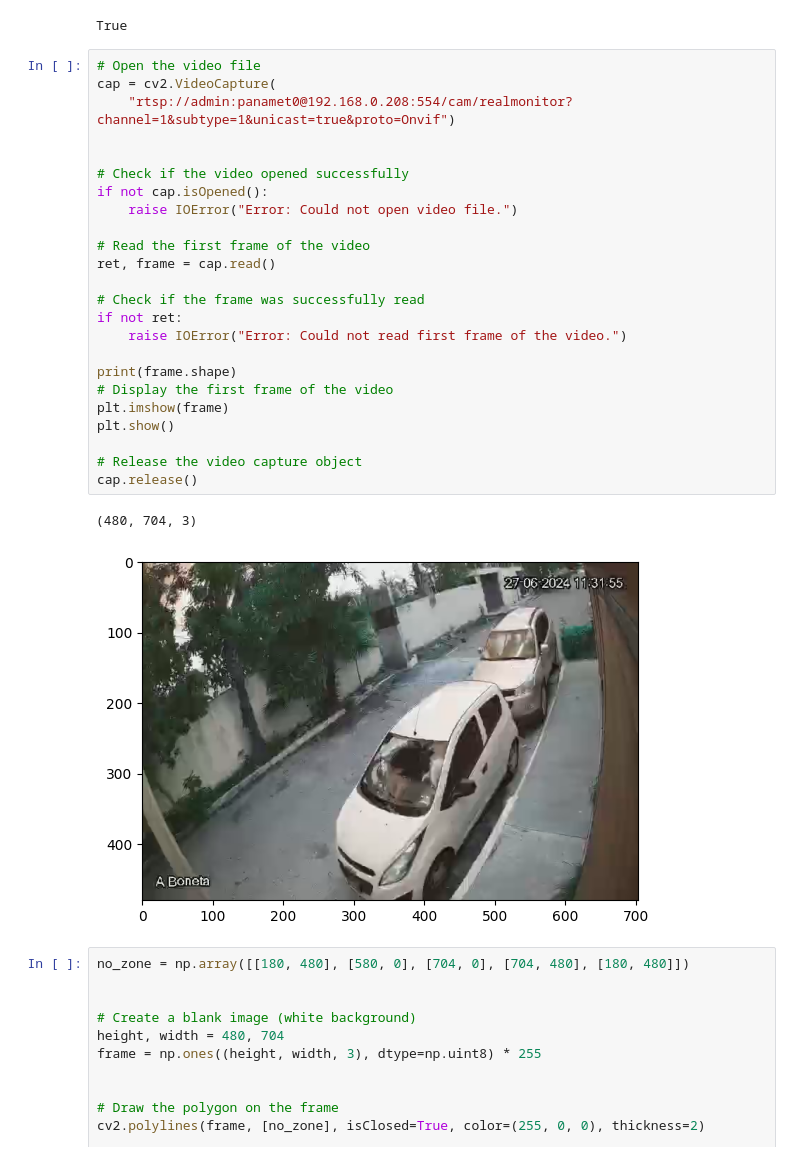
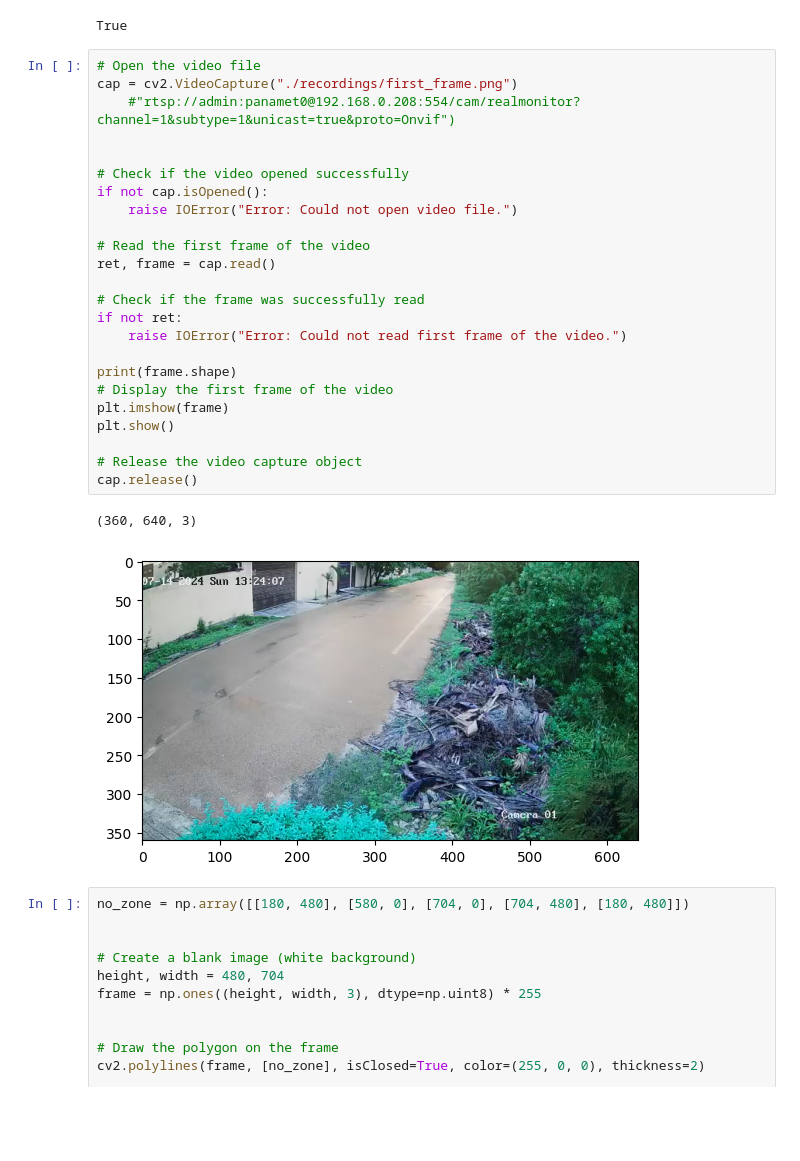
Before and after one commit to SebastianOrtega/track_cars, a Jupyter notebook: prueba.ipynb, the cells around one changed output. Saved outputs shown, nothing was run; the diff lists cells and outputs as text; blank space fills up the shorter version.

```diff
--- a/prueba.ipynb
+++ b/prueba.ipynb
@@ -19,31 +19,31 @@ torch.backends.mps.is_available()  # Revisa que este disponible el GPU de MAC
 True
 # %%
 # Open the video file
-cap = cv2.VideoCapture(
-    "rtsp://admin:panamet0@192.168.0.208:554/cam/realmonitor?channel=1&subtype=1&unicast=true&proto=Onvif")
+cap = cv2.VideoCapture("./recordings/first_frame.png")
+    #"rtsp://admin:panamet0@192.168.0.208:554/cam/realmonitor?channel=1&subtype=1&unicast=true&proto=Onvif")
 
 
 # Check if the video opened successfully
 if not cap.isOpened():
     raise IOError("Error: Could not open video file.")
 
 # Read the first frame of the video
 ret, frame = cap.read()
 
 # Check if the frame was successfully read
 if not ret:
     raise IOError("Error: Could not read first frame of the video.")
 
 print(frame.shape)
 # Display the first frame of the video
 plt.imshow(frame)
 plt.show()
 
 # Release the video capture object
 cap.release()
 # %% [output]
-(480, 704, 3)
+(360, 640, 3)
-[figure, old version]
+[figure, new version]
 # %%
 no_zone = np.array([[180, 480], [580, 0], [704, 0], [704, 480], [180, 480]])
 
```
Also changed, not shown: 4 other files.
